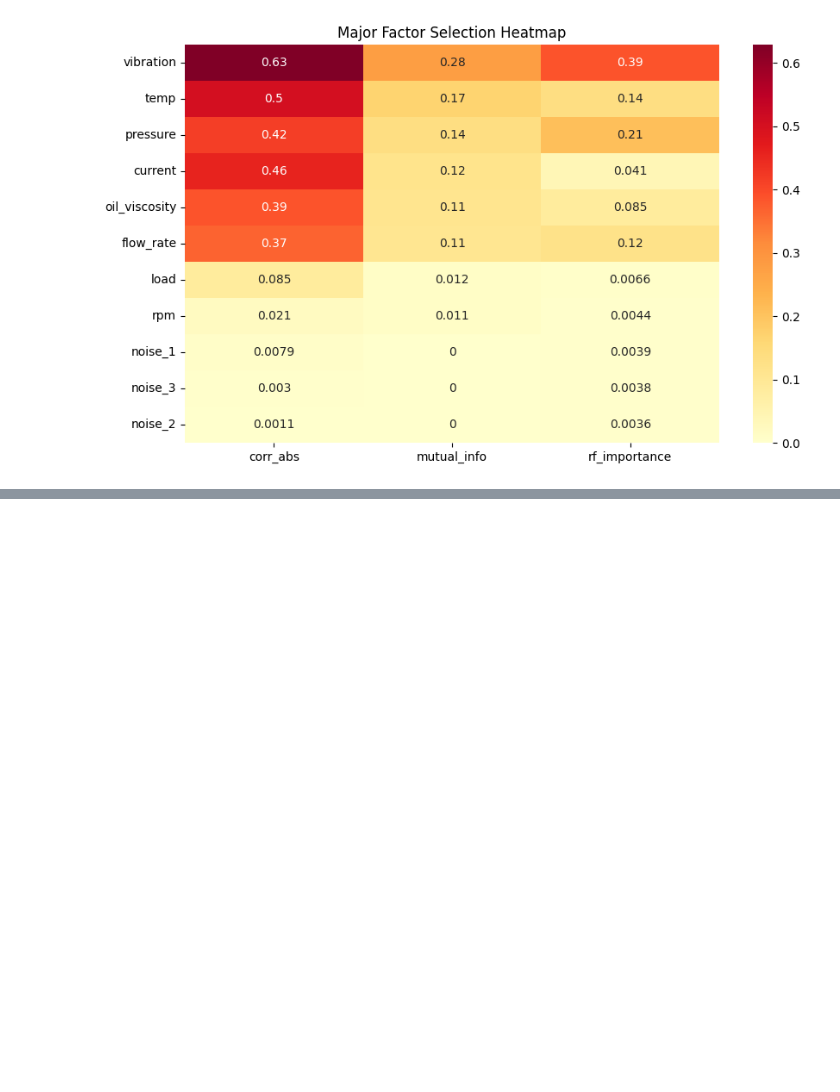
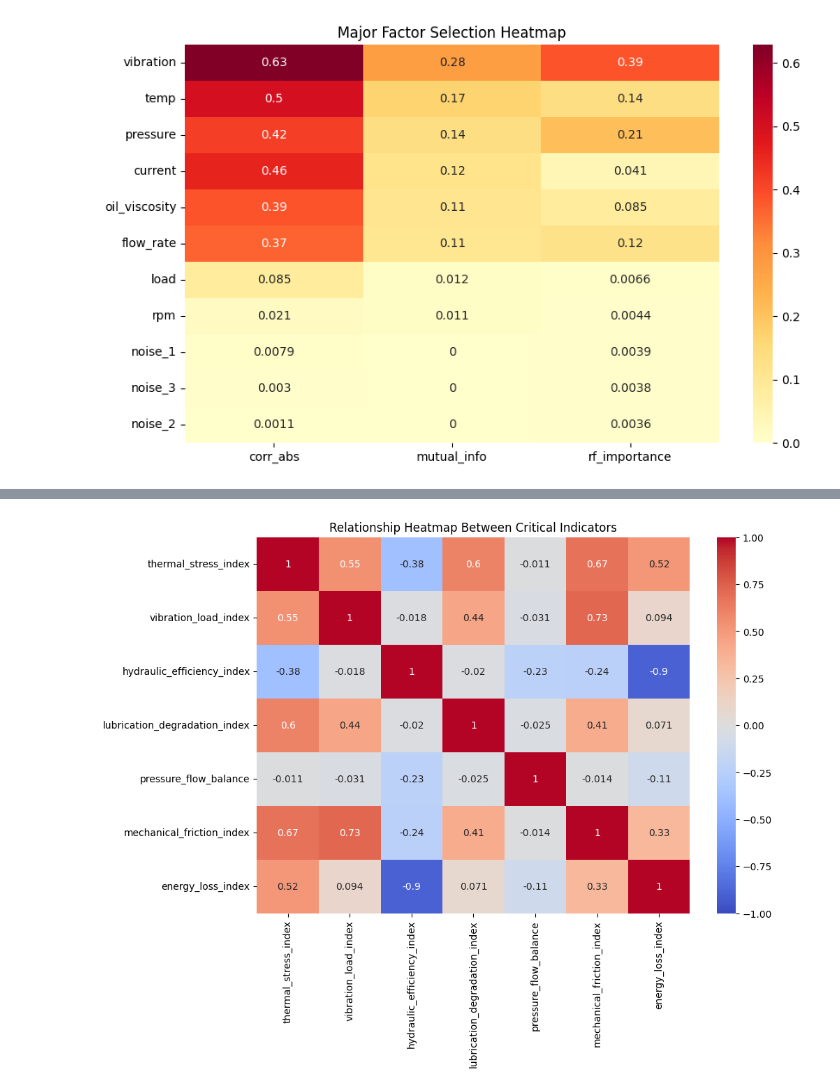
Before and after one commit to efforthye/human-ai, a Jupyter notebook: workspace/8-01) 머신러닝 응용실습_1.ipynb, the cells around one changed output, grey strips where cells are left out. Cells and saved outputs as stored; diff of their text form; code cells hidden in the pictures; blank space fills up the shorter version.

```diff
--- a/workspace/8-01) 머신러닝 응용실습_1.ipynb
+++ b/workspace/8-01) 머신러닝 응용실습_1.ipynb
@@ -268,0 +330,24 @@ df
+# %%
+# ===================================================
+# 8. 치명인자 간 관계 영향도 그래프
+# ===================================================
+
+# 1) 히트맵
+# 치명인자들 간의 상관계수를 계산
+critical_corr = df_feat[critical_cols].corr()
+
+#
+plt.figure(figsize=(10,7))
+
+sns.heatmap(
+    critical_corr,
+    annot= True,
+    cmap="coolwarm",
+    vmin=-1,
+    vmax=1
+)
+
+plt.title("Relationship Heatmap Between Critical Indicators")
+plt.show()
+# %% [output]
+[figure, added]
```
Also changed, not shown: parts of 4 cells of this notebook, 6 other files.
